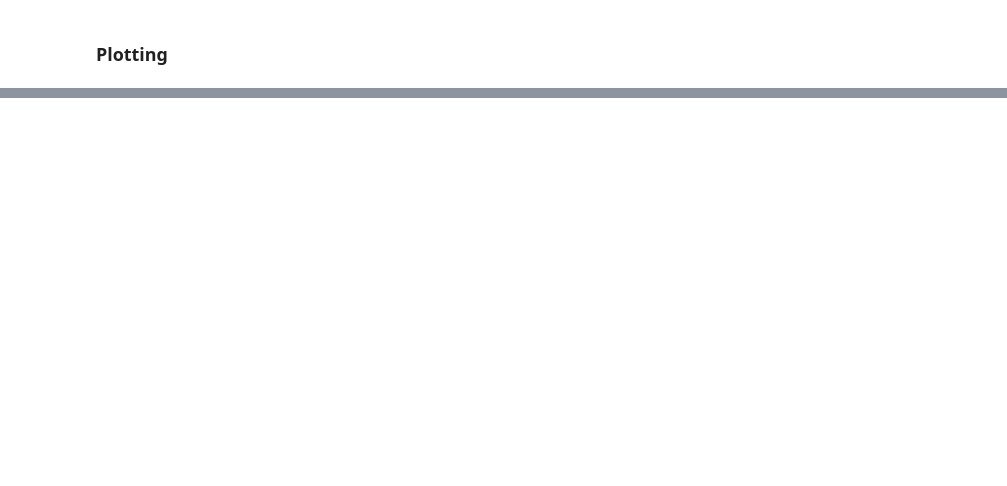
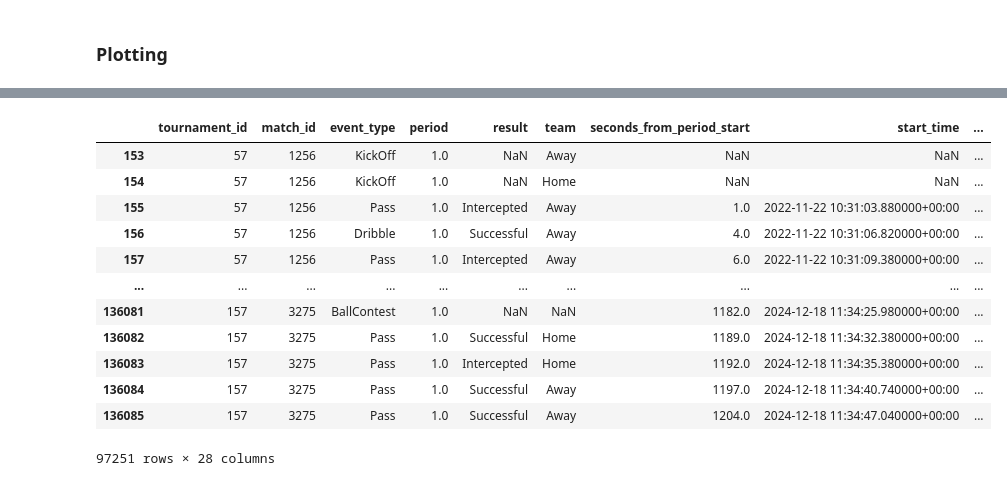
Before and after one commit to konstanyman/thesis_analysis, a Jupyter notebook: processing/tempo.ipynb, the cells around one changed output, grey strips where cells are left out. Saved outputs shown, nothing was run; the diff lists cells and outputs as text; code cells hidden in the pictures; blank space fills up the shorter version.

Commit message:
possessions started, not complete

```diff
--- a/processing/tempo.ipynb
+++ b/processing/tempo.ipynb
@@ -124,0 +149,16 @@ plt.tight_layout()
+# %%
+df
+# %% [output]
+|  | tournament_id | match_id | event_type | period | result | team | seconds_from_period_start | start_time | ... |
+| 153 | 57 | 1256 | KickOff | 1.0 | NaN | Away | NaN | NaN | ... |
+| 154 | 57 | 1256 | KickOff | 1.0 | NaN | Home | NaN | NaN | ... |
+| 155 | 57 | 1256 | Pass | 1.0 | Intercepted | Away | 1.0 | 2022-11-22 10:31:03.880000+00:00 | ... |
+| 156 | 57 | 1256 | Dribble | 1.0 | Successful | Away | 4.0 | 2022-11-22 10:31:06.820000+00:00 | ... |
+| 157 | 57 | 1256 | Pass | 1.0 | Intercepted | Away | 6.0 | 2022-11-22 10:31:09.380000+00:00 | ... |
+| ... | ... | ... | ... | ... | ... | ... | ... | ... | ... |
+| 136081 | 157 | 3275 | BallContest | 1.0 | NaN | NaN | 1182.0 | 2024-12-18 11:34:25.980000+00:00 | ... |
+| 136082 | 157 | 3275 | Pass | 1.0 | Successful | Home | 1189.0 | 2024-12-18 11:34:32.380000+00:00 | ... |
+| 136083 | 157 | 3275 | Pass | 1.0 | Intercepted | Home | 1192.0 | 2024-12-18 11:34:35.380000+00:00 | ... |
+| 136084 | 157 | 3275 | Pass | 1.0 | Successful | Away | 1197.0 | 2024-12-18 11:34:40.740000+00:00 | ... |
+| 136085 | 157 | 3275 | Pass | 1.0 | Successful | Away | 1204.0 | 2024-12-18 11:34:47.040000+00:00 | ... |
+97251 rows × 28 columns
```
Also changed, not shown: parts of 15 cells of this notebook.
